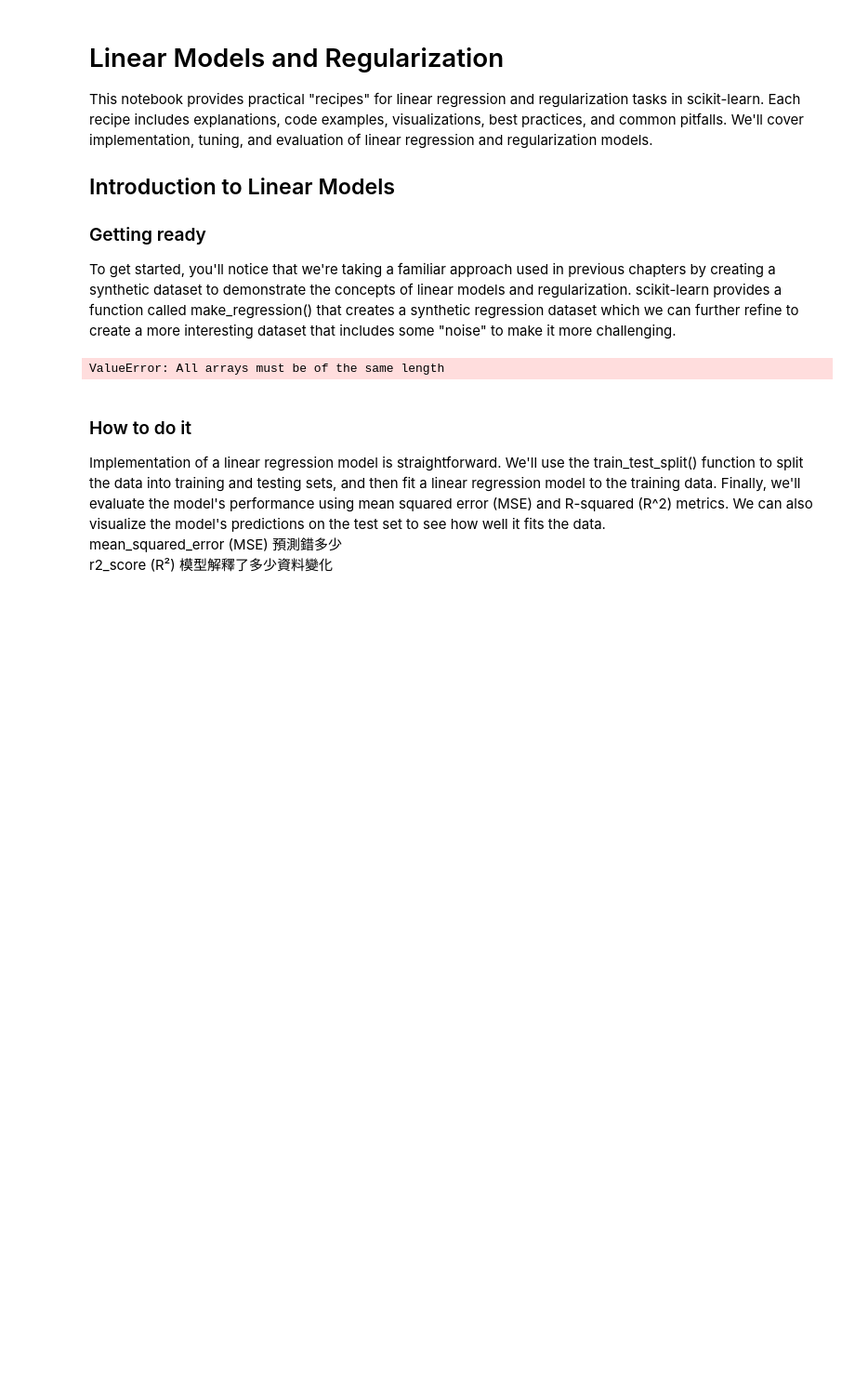
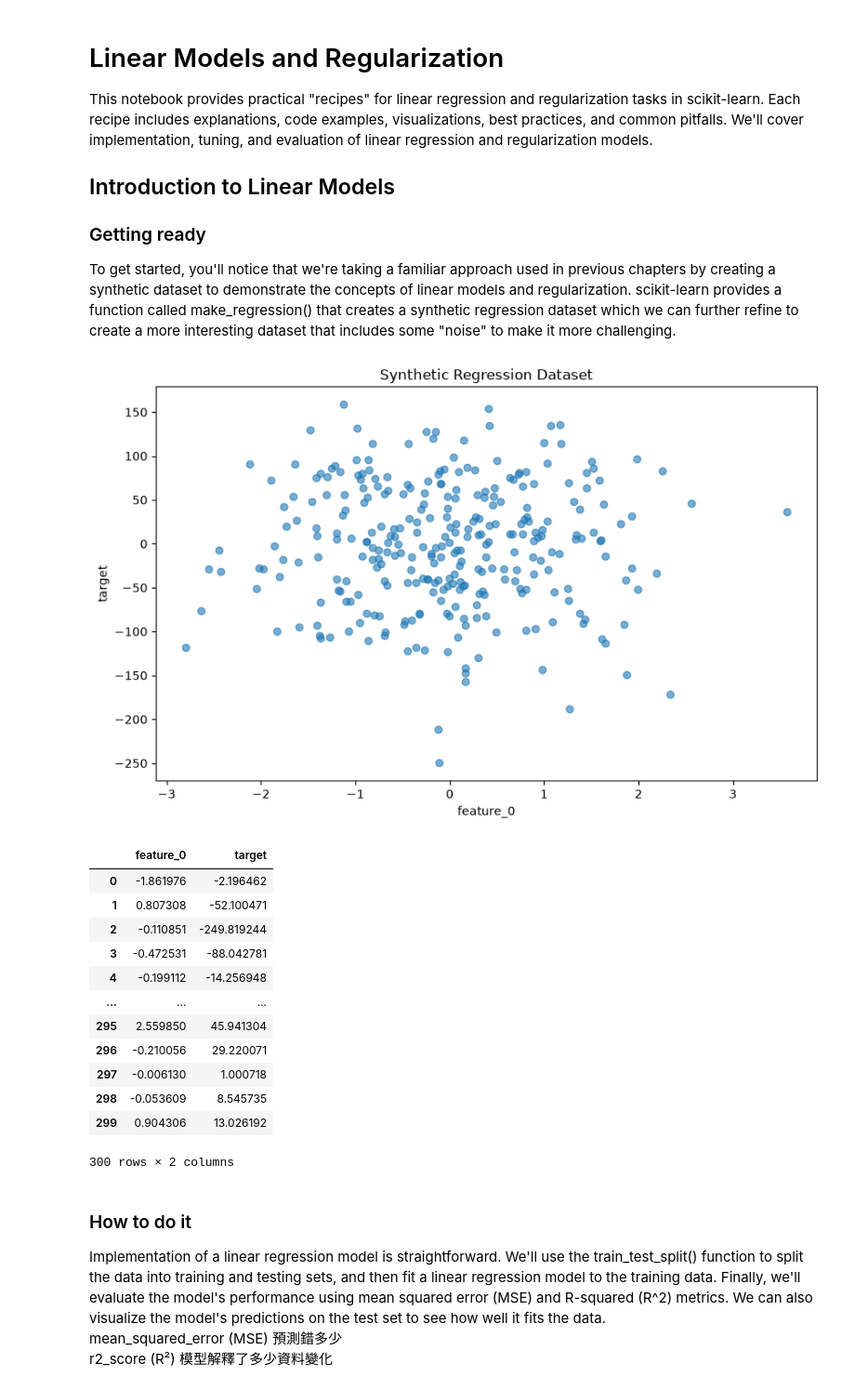
Before and after one commit to Sywu598/0826Machine_Learing, a Jupyter notebook: 3 迴歸模型-Linear Models and Regularization.ipynb, the cells around one changed output. Shown at 93% size. Saved outputs shown, nothing was run; the diff lists cells and outputs as text; code cells hidden in the pictures; blank space fills up the shorter version.

```diff
--- a/3 迴歸模型-Linear Models and Regularization.ipynb
+++ b/3 迴歸模型-Linear Models and Regularization.ipynb
@@ -26,35 +26,48 @@ X, y = make_regression(
     n_features=3,        # 只有 1 個特徵
     n_informative=1,     # 這個特徵就是有用的
     noise=2,            # 加一點雜訊，但不要太大
     random_state=123     # 因為random_state 有設 結果就是會一樣
 )
 
 
 # 建立 DataFrame
 df = pd.DataFrame({
-    'feature_0': X.ravel(),
+    'feature_0': X[:, 0],
     'target': y
 })
 
 df.to_csv('data/regression_data.csv', index=False)
 
 # 畫圖
 plt.figure(figsize=(10, 6))
 
 plt.scatter(
     X[:, 0],
     y,
     alpha=0.6
 )
 
 plt.xlabel('feature_0')
 plt.ylabel('target')
 plt.title('Synthetic Regression Dataset')
 
 plt.show()
 df
 # %% [output]
+[figure, added]
+|  | feature_0 | target |
+| 0 | -1.861976 | -2.196462 |
+| 1 | 0.807308 | -52.100471 |
+| 2 | -0.110851 | -249.819244 |
+| 3 | -0.472531 | -88.042781 |
+| 4 | -0.199112 | -14.256948 |
+| ... | ... | ... |
+| 295 | 2.559850 | 45.941304 |
+| 296 | -0.210056 | 29.220071 |
+| 297 | -0.006130 | 1.000718 |
+| 298 | -0.053609 | 8.545735 |
+| 299 | 0.904306 | 13.026192 |
-ValueError: All arrays must be of the same length
+300 rows × 2 columns
 # %% [markdown]
 ### How to do it
 Implementation of a linear regression model is straightforward. We'll use the train_test_split() function to split the data into training and testing sets, and then fit a linear regression model to the training data. Finally, we'll evaluate the model's performance using mean squared error (MSE) and R-squared (R^2) metrics. We can also visualize the model's predictions on the test set to see how well it fits the data.
```
Also changed, not shown: 3 other files.
